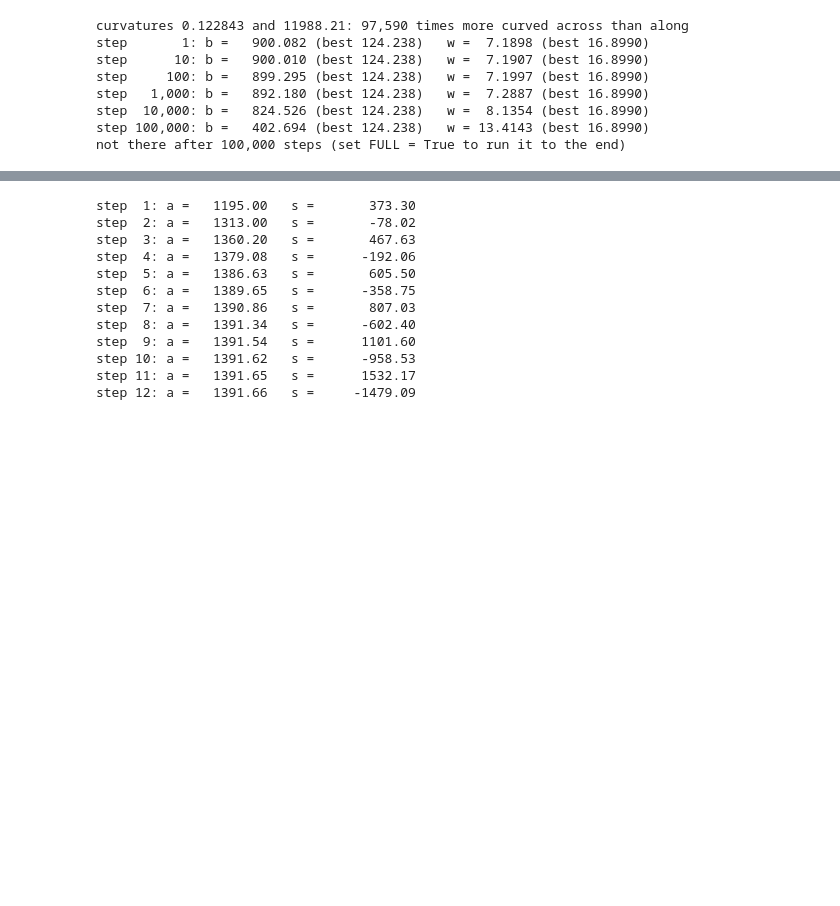
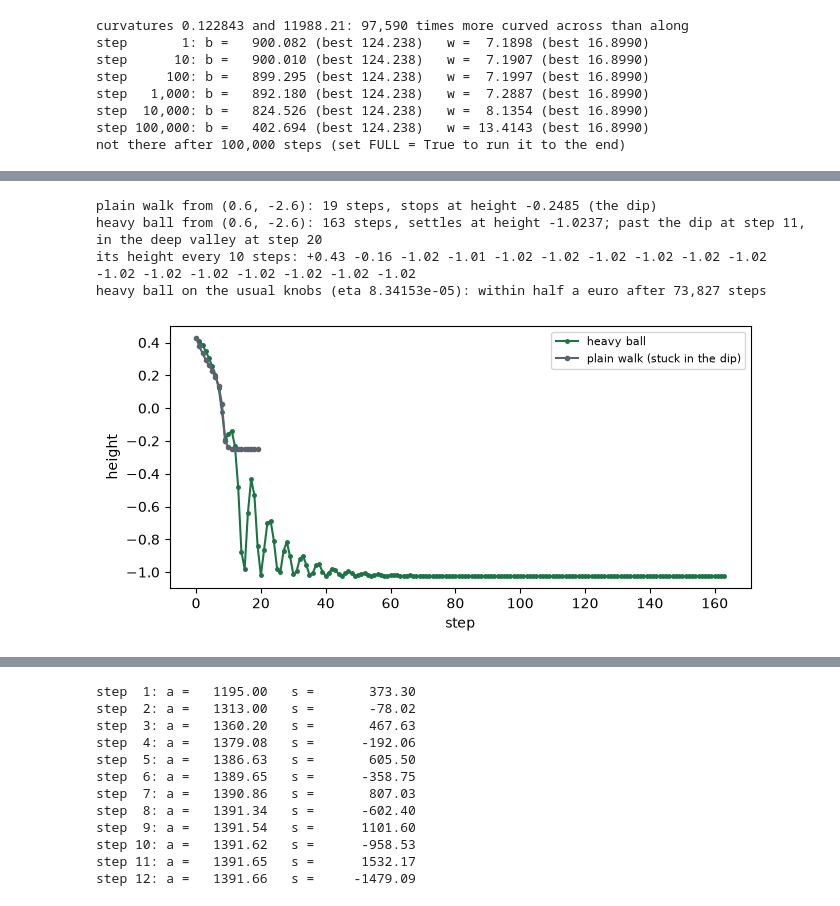
Before and after one commit to bkurmanbek/BetelgeuseCode, a Jupyter notebook: gradient-descent/notebook.ipynb, the cells around one changed output, grey strips where cells are left out. Cells and saved outputs as stored; diff of their text form; code cells hidden in the pictures; blank space fills up the shorter version.

```diff
--- a/gradient-descent/notebook.ipynb
+++ b/gradient-descent/notebook.ipynb
@@ -381,0 +493,47 @@ not there after 100,000 steps (set FULL = True to run it to the end)
+# %%
+def heavy(x, y, eta, beta, tol=1e-3, cap=5000):
+    path, vx, vy = [(x, y)], 0.0, 0.0
+    for _ in range(cap):
+        gx, gy = gradient(x, y)
+        if math.hypot(gx, gy) < tol and math.hypot(vx, vy) < tol:
+            break
+        vx, vy = beta * vx + gx, beta * vy + gy
+        x, y = x - eta * vx, y - eta * vy
+        path.append((x, y))
+    return path
+
+
+ball = heavy(*TRAP_START, 0.15, 0.9)
+print(f"plain walk from {TRAP_START}: {len(trap) - 1} steps, stops at height {land(*trap[-1]):.4f} (the dip)")
+print(f"heavy ball from {TRAP_START}: {len(ball) - 1} steps, settles at height {land(*ball[-1]):.4f}; "
+      f"past the dip at step {next(k for k, p in enumerate(ball) if p[1] > bottoms['dip'][1] + 0.3)}, "
+      f"in the deep valley at step {next(k for k, p in enumerate(ball) if math.dist(p, bottoms['deep']) < 0.05)}")
+print("its height every 10 steps:", " ".join(f"{land(*p):+.2f}" for p in ball[::10]))
+
+xbar, sx2 = sum(sizes) / n, sum(m * m for m in sizes) / n
+tr, det = 2 + 2 * sx2, 4 * sx2 - (2 * xbar) ** 2
+eta_raw = round(1 / (tr / 2 + math.sqrt(tr * tr / 4 - det)), 10)    # the plain walk's step on the usual knobs
+b, w, vb, vw = 900.0, 0.0, 0.0, 0.0
+for k in range(1, 200_001):
+    res = [b + w * m - v for m, v in zip(sizes, rents)]
+    gb, gw = 2 * sum(res) / n, 2 * sum(q * m for q, m in zip(res, sizes)) / n
+    vb, vw = 0.9 * vb + gb, 0.9 * vw + gw
+    b, w = b - eta_raw * vb, w - eta_raw * vw
+    if abs(b - best_b) < 0.5 and abs(w - best_w) < 0.005:
+        print(f"heavy ball on the usual knobs (eta {eta_raw}): within half a euro after {k:,} steps")
+        break
+
+if plt:
+    fig, ax = plt.subplots(figsize=(7.5, 3.4))
+    ax.plot(range(len(ball)), [land(*p) for p in ball], "o-", ms=2.5, color="#1E7346", label="heavy ball")
+    ax.plot(range(len(trap)), [land(*p) for p in trap], "o-", ms=3, color="#5C636E", label="plain walk (stuck in the dip)")
+    ax.set_xlabel("step")
+    ax.set_ylabel("height")
+    ax.legend(fontsize=8)
+    plt.show()
+# %% [output]
+plain walk from (0.6, -2.6): 19 steps, stops at height -0.2485 (the dip)
+heavy ball from (0.6, -2.6): 163 steps, settles at height -1.0237; past the dip at step 11, in the deep valley at step 20
+its height every 10 steps: +0.43 -0.16 -1.02 -1.01 -1.02 -1.02 -1.02 -1.02 -1.02 -1.02 -1.02 -1.02 -1.02 -1.02 -1.02 -1.02 -1.02
+heavy ball on the usual knobs (eta 8.34153e-05): within half a euro after 73,827 steps
+[figure, added]
```
Also changed, not shown: parts of 13 cells of this notebook, 21 other files.
